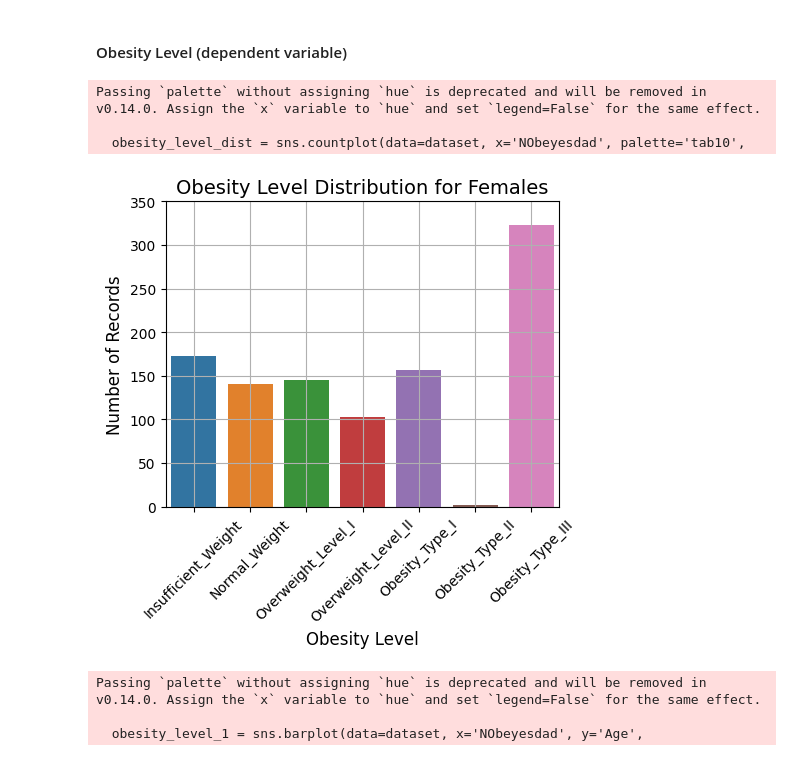
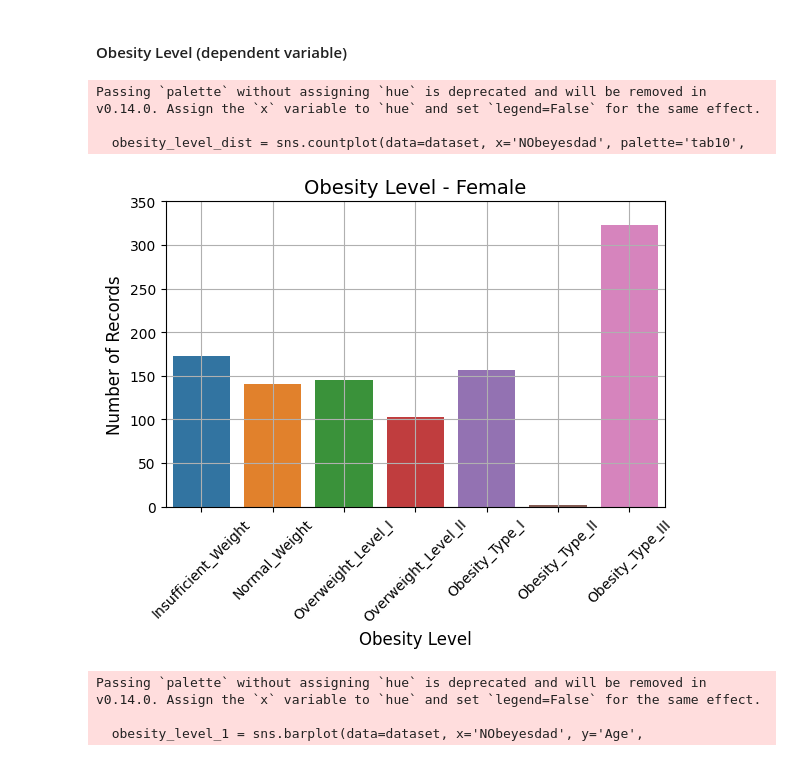
Before and after one commit to MarkLee7925/Obesity-Level-Estimation, a Jupyter notebook: Female/EstObesity_Female.ipynb, the cells around one changed output. Saved outputs shown, nothing was run; the diff lists cells and outputs as text; code cells hidden in the pictures.

```diff
--- a/Female/EstObesity_Female.ipynb
+++ b/Female/EstObesity_Female.ipynb
@@ -467,32 +532,32 @@ obesity_order = ['Insufficient_Weight', 'Normal_Weight', 'Overweight_Level_I',
                  'Obesity_Type_III']
 # %%
 # Define figure
-obesity_level_dist = plt.figure(figsize=(5,5))
+obesity_level_dist = plt.figure(figsize=(6,5))
 
 # Obesity Level - Male
 obesity_level_dist = sns.countplot(data=dataset, x='NObeyesdad', palette='tab10',
                                    order=obesity_order, dodge=False)
 
 # Adjust X and Y-Axes
 plt.xticks(rotation=45)
 plt.yticks(np.arange(0, 400, 50))
 # Plot title and axes labels
-plt.title('Obesity Level Distribution for Females', fontsize=14)
+plt.title('Obesity Level - Female', fontsize=14)
 plt.xlabel('Obesity Level', fontsize=12)
 plt.ylabel('Number of Records', fontsize=12)
 # Plot legend and grid
 plt.grid(True)
 
 # Tight layout
 plt.tight_layout()
 
 # Show figure
 plt.show()
 # %% [output]
 Passing `palette` without assigning `hue` is deprecated and will be removed in v0.14.0. Assign the `x` variable to `hue` and set `legend=False` for the same effect.
 
   obesity_level_dist = sns.countplot(data=dataset, x='NObeyesdad', palette='tab10',
-[figure, old version]
+[figure, new version]
 # %%
 # Define figure
 obesity_level_1 = plt.figure(figsize=(8,5))
```
Also changed, not shown: parts of 14 cells of this notebook.
